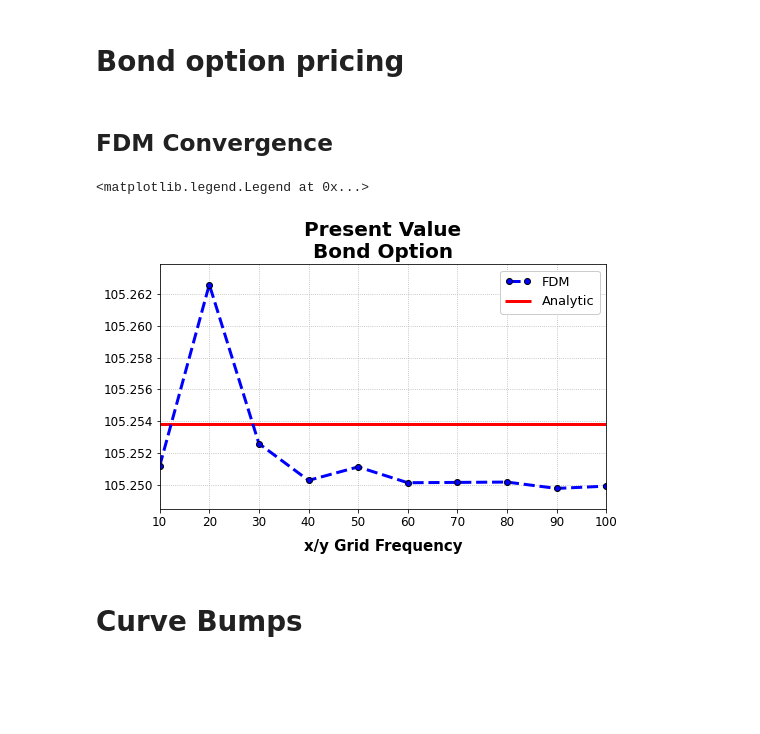
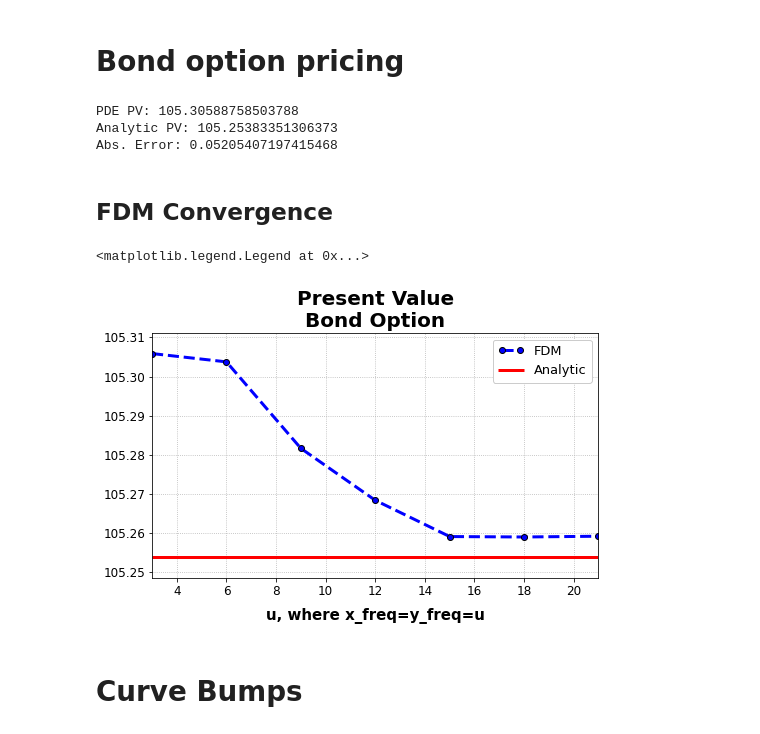
Before and after one commit to agalale/cheyette, a Jupyter notebook: BondOption.ipynb, the cells around one changed output. Saved outputs shown, nothing was run; the diff lists cells and outputs as text; code cells hidden in the pictures; blank space fills up the shorter version.

```diff
--- a/BondOption.ipynb
+++ b/BondOption.ipynb
@@ -46,2 +16,31 @@ notional = 10000.0
+# %%
+curve = FlatCurve(short_rate=0.01)
+process = VasicekProcess(mean_rev=0.10, local_vol=0.01)
+
+model_pde = CheyettePDEModel(x_grid_stddevs=5.0, y_grid_stddevs=5.0,
+                    x_freq=3, y_freq=3, t_freq=10,
+                    stepping_method=PeacemanRachford(),
+                    x_lower_bc=DirichletIntrinsicBC(), x_upper_bc=DirichletIntrinsicBC(),
+                    y_lower_bc=DirichletIntrinsicBC(), y_upper_bc=DirichletIntrinsicBC())
+
+model_analytic = CheyetteAnalyticModel()
+
+product = ZCBCall(strike=0.98, expiry=1.0, bond_expiry=2.0)
+
+pricer_pde = CheyettePricer(model_pde, curve, process, product, valuation_time=0.0)
+pricer_analytic = CheyettePricer(model_analytic, curve, process, product, valuation_time=0.0)
+
+notional = 10000.0
+
+pv_pde = pricer_pde.price()['PV']*notional
+pv_analytic = pricer_analytic.price()['PV']*notional
+
+print(f'PDE PV: {pv_pde}')
+print(f'Analytic PV: {pv_analytic}')
+print(f'Abs. Error: {pv_pde - pv_analytic}')
+# %% [output]
+PDE PV: 105.30588758503788
+Analytic PV: 105.25383351306373
+Abs. Error: 0.05205407197415468
 # %% [markdown]
 ## FDM Convergence
@@ -63,13 +47,18 @@ for this_x_freq in x_freqs:
+# %%
+pv_freq_analytic = pricer_analytic.price()['PV']*notional
+
+freqs = np.arange(3, 22, 3)
+pvs_freq_pde = [pricer_pde.set('model', model_pde.set('x_freq', f).set('y_freq', f)).price()['PV']*notional for f in freqs]
 # %%
 fig = plt.figure(figsize=(8,4.5))
 ax = fig.add_subplot()
-ax.plot(x_freqs, pvs_pde, label='FDM')
-ax.set_xlabel('x/y Grid Frequency')
+ax.plot(freqs, pvs_freq_pde, label='FDM')
+ax.set_xlabel('u, where x_freq=y_freq=u')
 ax.set_title('Present Value\nBond Option')
-ax.hlines(pv_analytic, x_freqs[0], x_freqs[-1], color='r', label='Analytic')
+ax.hlines(pv_freq_analytic, freqs[0], freqs[-1], color='r', label='Analytic')
 ax.legend()
 # %% [output]
 <matplotlib.legend.Legend at 0x...>
-[figure, old version]
+[figure, new version]
 # %% [markdown]
 # Curve Bumps
```
Also changed, not shown: parts of 9 cells of this notebook, 11 other files.
